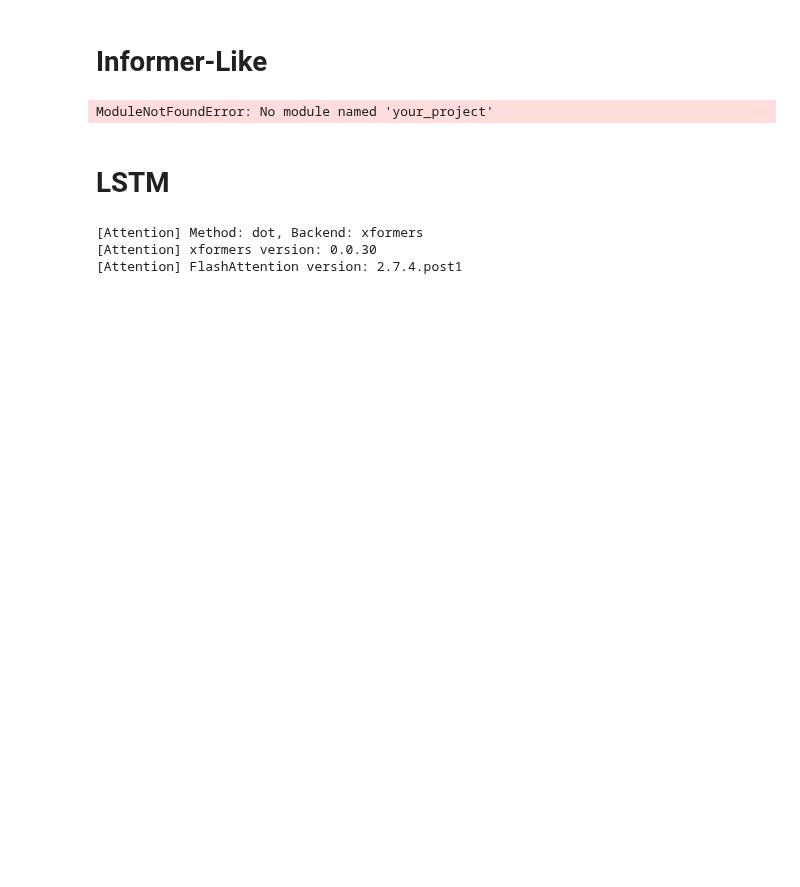
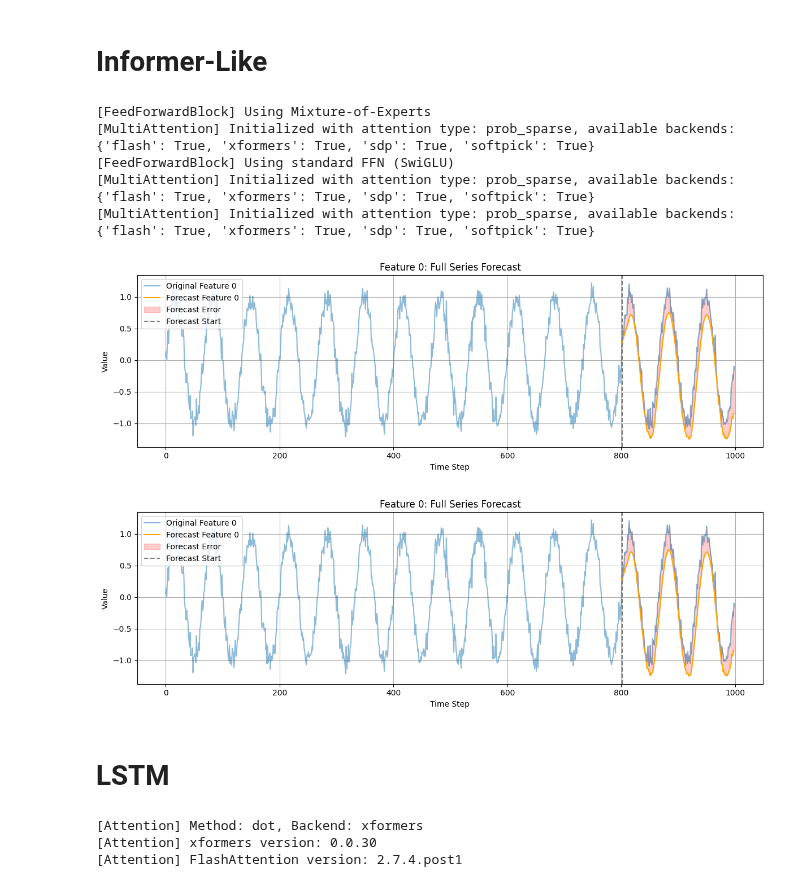
Before and after one commit to lseman/foreblocks, a Jupyter notebook: examples/seq2seq.ipynb, the cells around one changed output. Drawn from its saved outputs; the diff is of its cells as text; code cells hidden in the pictures; blank space fills up the shorter version.

```diff
--- a/examples/seq2seq.ipynb
+++ b/examples/seq2seq.ipynb
@@ -55,7 +55,7 @@ encoder = TransformerEncoder(
     dropout=model_params.get("dropout", 0.1),
     dim_feedforward=model_params.get("dim_feedforward", 2048),
     att_type="prob_sparse",  # Use probabilistic sparse attention
-    #use_moe=True,  # Use Mixture of Experts
+    use_moe=True,  # Use Mixture of Experts
 )
 
 # Create transformer decoder
@@ -69,8 +69,15 @@ decoder = TransformerDecoder(
     dim_feedforward=model_params.get("dim_feedforward", 2048),
     informer_like=True,  # Use Informer-like architecture,
     att_type="prob_sparse",  # Use probabilistic sparse attention
-    use_moe=True,  # Use Mixture of Experts
+    #use_moe=True,  # Use Mixture of Experts
 )
+
+total_epochs = 50  # Total number of epochs for training
+def scheduled_sampling_fn(epoch):
+    # Use a linear decay from 1.0 to 0.0 over the epochs
+    tf_ratio = max(0.0, 0.95 - (epoch / total_epochs))
+
+    return tf_ratio
 
 model = ForecastingModel(
     encoder=encoder,
@@ -82,7 +89,7 @@ model = ForecastingModel(
     #attention_module=attention_module,
     forecasting_strategy="seq2seq",
     model_type="informer-like",  # Use Informer-like architecture
-    teacher_forcing_ratio=0.5,
+    scheduled_sampling_fn=scheduled_sampling_fn,
     output_size=output_size
 )
 
@@ -96,35 +103,41 @@ time_series = torch.tensor(time_series, dtype=torch.float32).unsqueeze(-1)  # Sh
 def create_sliding_windows(series, input_len, output_len):
     X, Y = [], []
     for i in range(len(series) - input_len - output_len):
         X.append(series[i:i+input_len])
         Y.append(series[i+input_len:i+input_len+output_len])
     return torch.stack(X), torch.stack(Y)
 
 X, Y = create_sliding_windows(time_series, seq_len, target_len)
 train_size = int(0.8 * len(X))
 X_train, Y_train = X[:train_size], Y[:train_size]
 X_val, Y_val = X[train_size:], Y[train_size:]
 # 3. Prepare sliding windows for training
 def create_sliding_windows(series, input_len, output_len):
     X, Y = [], []
     for i in range(len(series) - input_len - output_len):
         X.append(series[i:i+input_len])
         Y.append(series[i+input_len:i+input_len+output_len])
     return torch.stack(X), torch.stack(Y)
 
 X, Y = create_sliding_windows(time_series, seq_len, target_len)
 train_size = int(0.8 * len(X))
 X_train, Y_train = X[:train_size], Y[:train_size]
 X_val, Y_val = X[train_size:], Y[train_size:]
 
 # create DataLoader
 from torch.utils.data import DataLoader, TensorDataset
 train_dataset = TensorDataset(X_train, Y_train)
 train_loader = DataLoader(train_dataset, batch_size=32, shuffle=True)
-data = trainer.train(train_loader, epochs=50)
+data = trainer.train(train_loader, epochs=total_epochs)
 trainer.plot_prediction(X_val, Y_val, full_series=time_series, offset=train_size)
 # %% [output]
-ModuleNotFoundError: No module named 'your_project'
+[FeedForwardBlock] Using Mixture-of-Experts
+[MultiAttention] Initialized with attention type: prob_sparse, available backends: {'flash': True, 'xformers': True, 'sdp': True, 'softpick': True}
+[FeedForwardBlock] Using standard FFN (SwiGLU)
+[MultiAttention] Initialized with attention type: prob_sparse, available backends: {'flash': True, 'xformers': True, 'sdp': True, 'softpick': True}
+[MultiAttention] Initialized with attention type: prob_sparse, available backends: {'flash': True, 'xformers': True, 'sdp': True, 'softpick': True}
+[figure, added]
+[figure, added]
 # %% [markdown]
 # LSTM
 # %%
```
Also changed, not shown: parts of 3 cells of this notebook, 10 other files.
